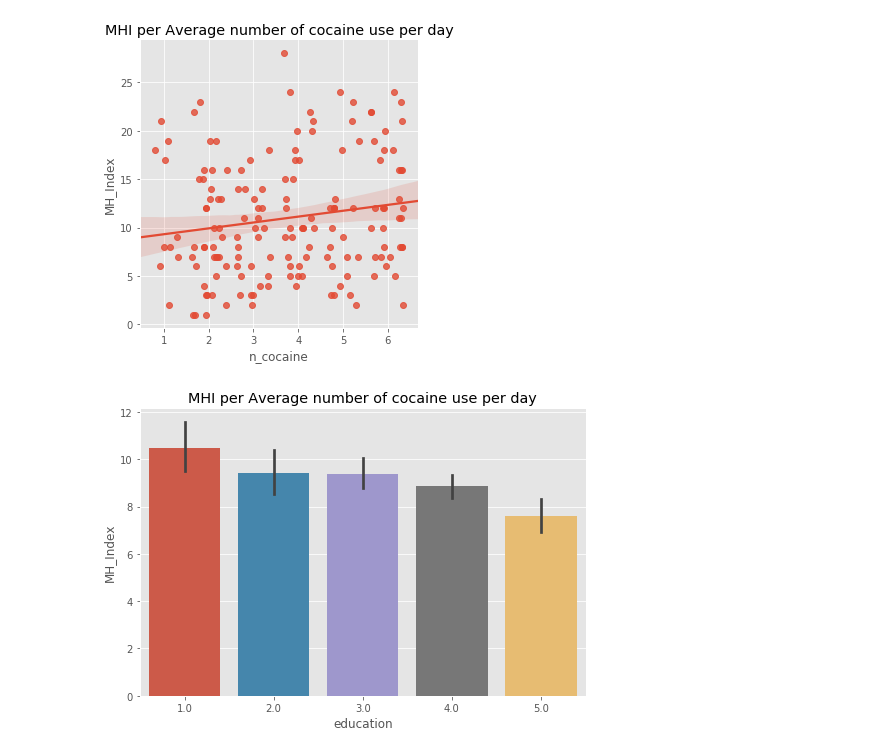
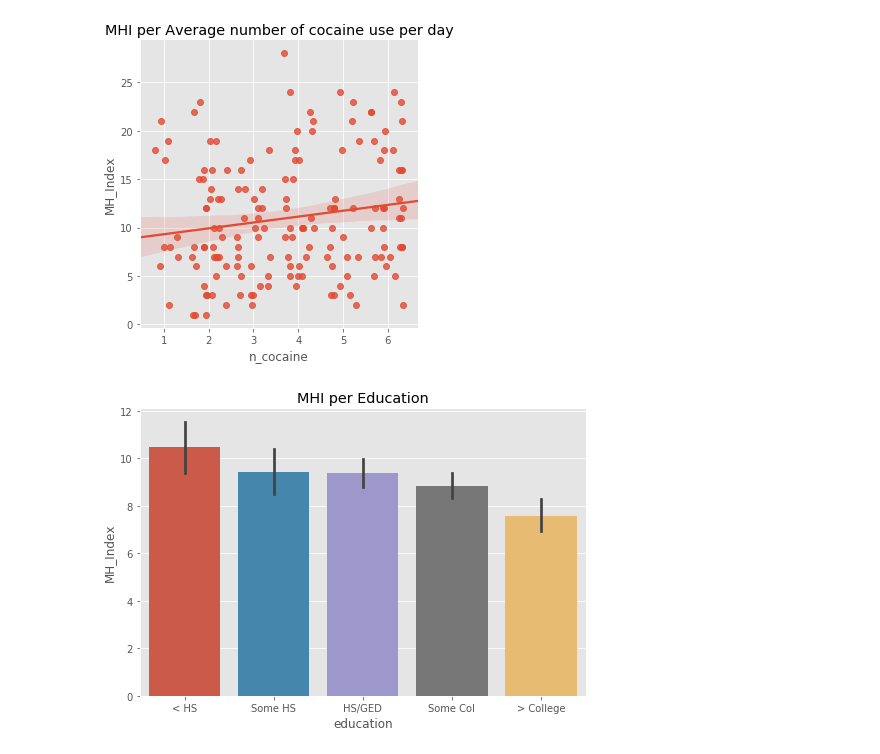
Before and after one commit to stereopickle/mental_health_index, a Jupyter notebook: 001.Linear_Regression_NHANES_data.ipynb, the cells around one changed output. Cells and saved outputs as stored; diff of their text form; code cells hidden in the pictures.

```diff
--- a/001.Linear_Regression_NHANES_data.ipynb
+++ b/001.Linear_Regression_NHANES_data.ipynb
@@ -1475,9 +1492,10 @@ plt.show()
 # %%
 plt.figure(figsize = (7, 5))
 sns.barplot(x = 'education', y = 'MH_Index', data = current_df)
-plt.title("MHI per Educ")
+plt.title("MHI per Education")
+plt.xticks([0, 1, 2, 3, 4], ['< HS', 'Some HS', 'HS/GED', 'Some Col', '> College'])
 plt.tight_layout()
-#plt.savefig("PNG/cocaine.png")
+plt.savefig("PNG/education.png")
 plt.show()
 # %% [output]
-[figure, old version]
+[figure, new version]
```
Also changed, not shown: parts of 14 cells of this notebook, 6 other files.
